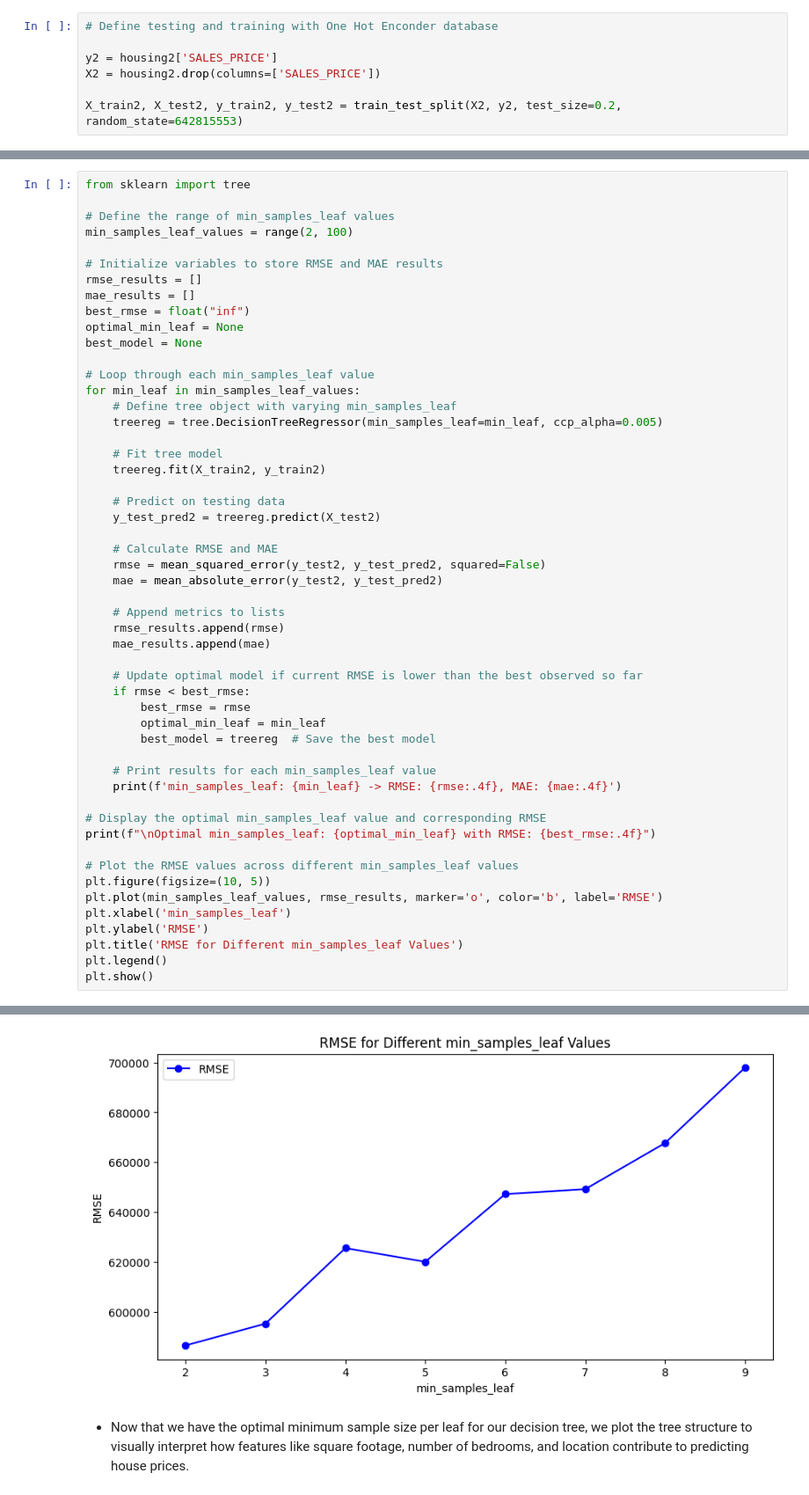
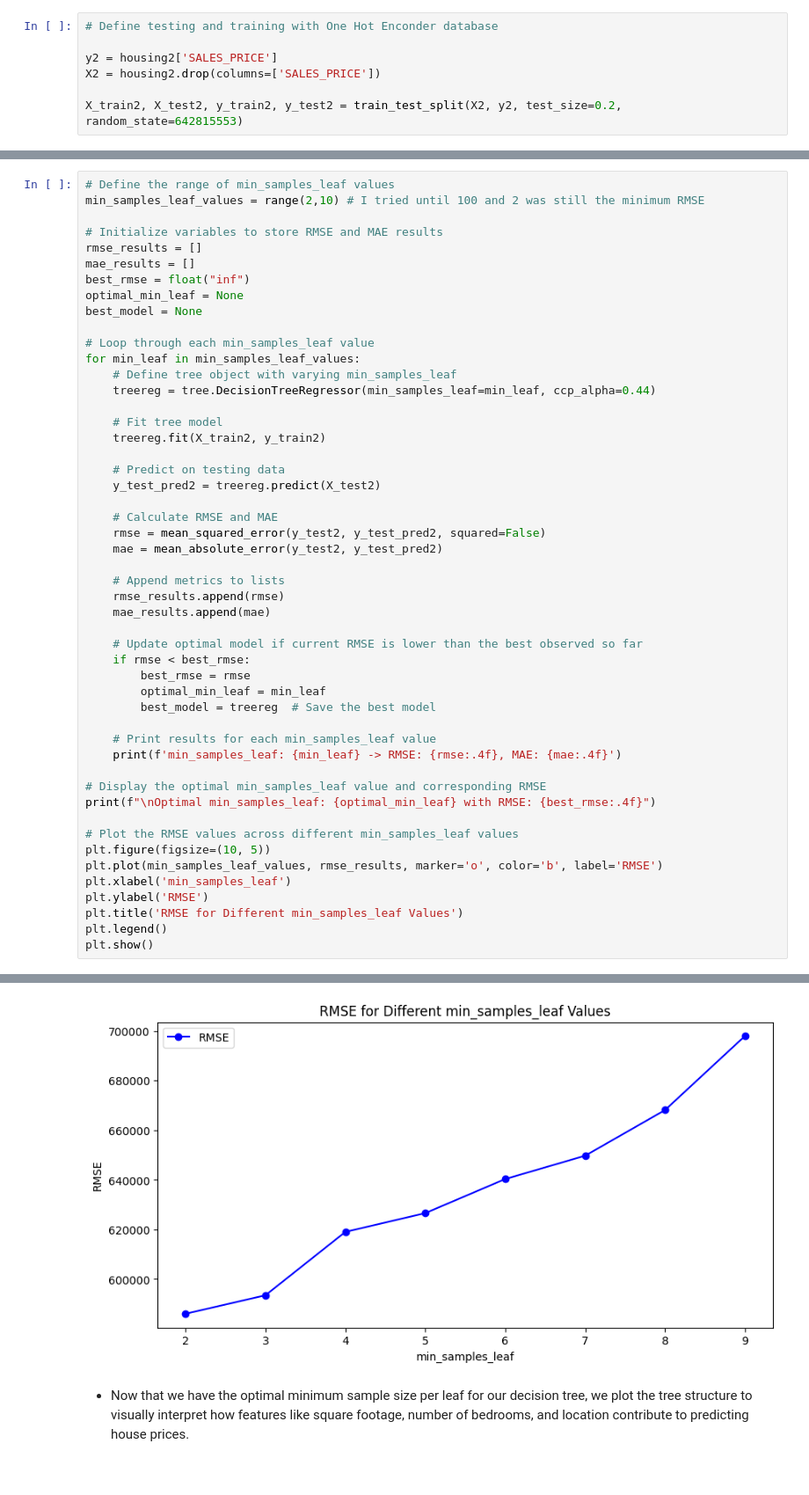
Before and after one commit to JoseEliasDuranRoa/Prediction-Models-for-Housing-Prices-in-Chennai, a Jupyter notebook: ProblemSet1_DuránRoa_JoséElías.ipynb, the cells around one changed output, grey strips where cells are left out. Shown at 88% size. Saved outputs shown, nothing was run; the diff lists cells and outputs as text.

```diff
--- a/ProblemSet1_DuránRoa_JoséElías.ipynb
+++ b/ProblemSet1_DuránRoa_JoséElías.ipynb
@@ -526,8 +551,6 @@ X_train2, X_test2, y_train2, y_test2 = train_test_split(X2, y2, test_size=0.2, r
 # %%
-from sklearn import tree
-
 # Define the range of min_samples_leaf values
-min_samples_leaf_values = range(2, 100)
+min_samples_leaf_values = range(2,10) # I tried until 100 and 2 was still the minimum RMSE
 
 # Initialize variables to store RMSE and MAE results
 rmse_results = []
@@ -539,7 +562,7 @@ best_model = None
 # Loop through each min_samples_leaf value
 for min_leaf in min_samples_leaf_values:
     # Define tree object with varying min_samples_leaf
-    treereg = tree.DecisionTreeRegressor(min_samples_leaf=min_leaf, ccp_alpha=0.005)
+    treereg = tree.DecisionTreeRegressor(min_samples_leaf=min_leaf, ccp_alpha=0.44)
 
     # Fit tree model
     treereg.fit(X_train2, y_train2)
@@ -601,4 +612,4 @@ Optimal min_samples_leaf: 2 with RMSE: 586454.6433
-[figure, old version]
+[figure, new version]
 # %% [markdown]
 * Now that we have the optimal minimum sample size per leaf for our decision tree, we plot the tree structure to visually interpret how features like square footage, number of bedrooms, and location contribute to predicting house prices.
 # %%
```
Also changed, not shown: parts of 17 cells of this notebook.
